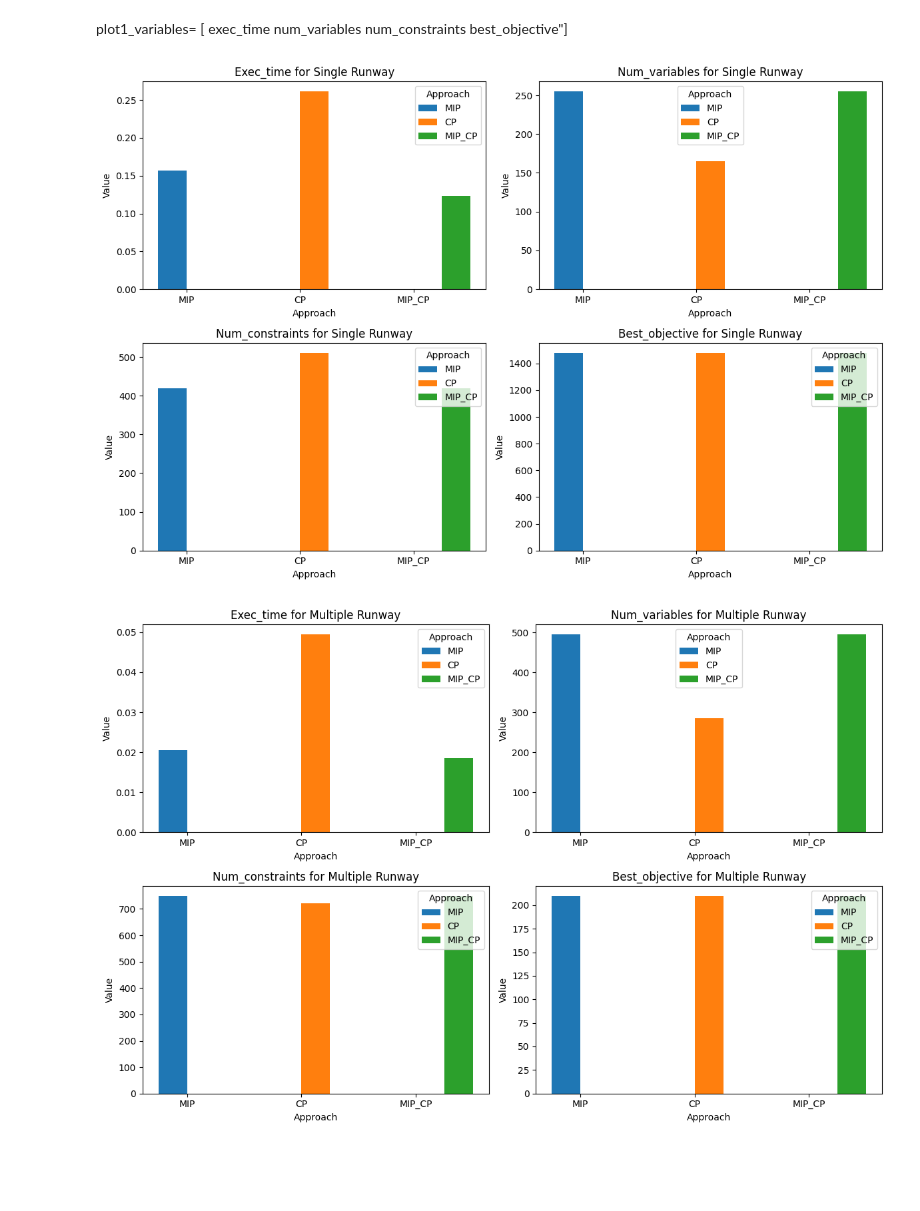
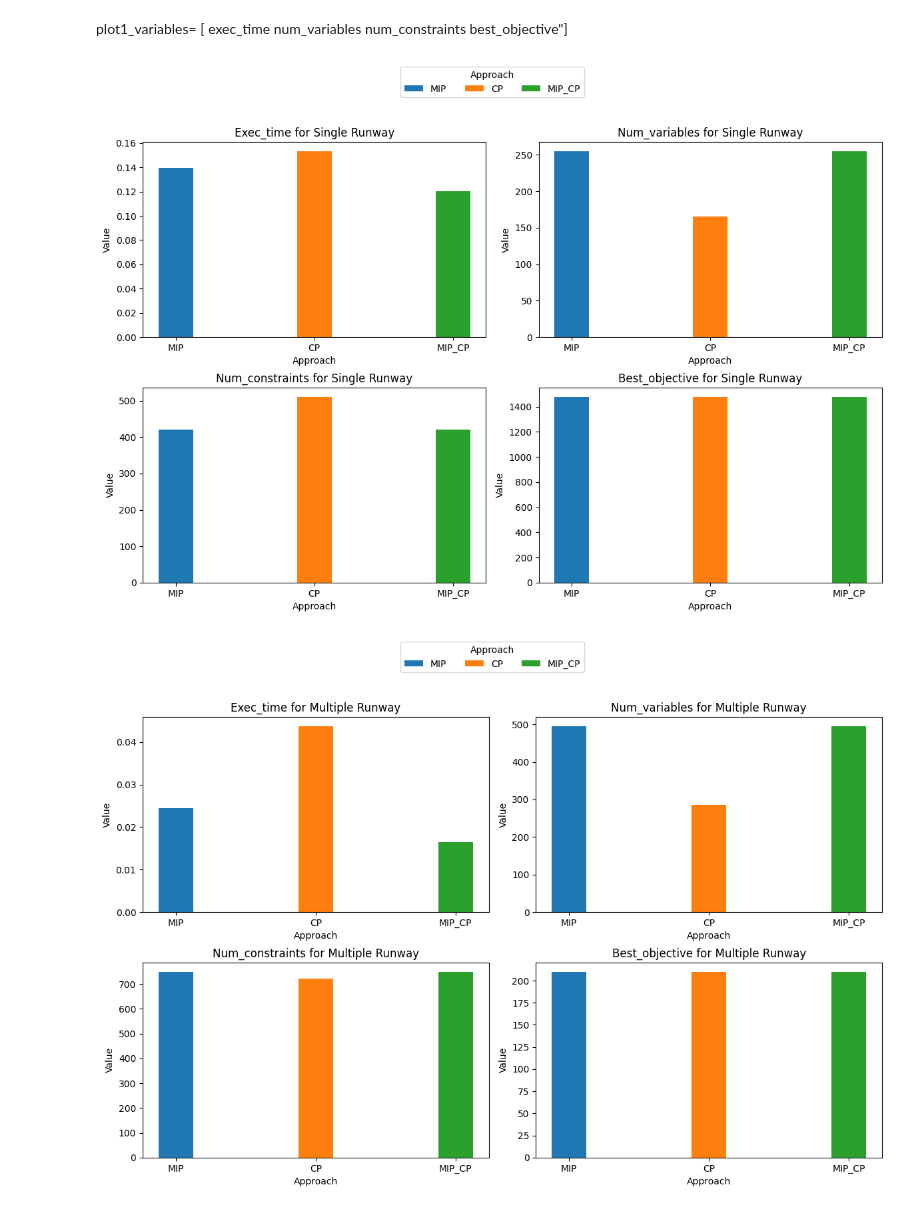
Before and after one commit to brunomfernandes45/aircraft-landings-scheduling, a Jupyter notebook: src/report.ipynb, the cells around one changed output. Cells and saved outputs as stored; diff of their text form; code cells hidden in the pictures; blank space fills up the shorter version.

```diff
--- a/src/report.ipynb
+++ b/src/report.ipynb
@@ -261,7 +261,7 @@ for file_num in tqdm(file_numbers, desc="Processing Files"):
                         "branching_strategy": DEFAULT_BRANCHING_STRATEGY,
                         "variable_strategy": DEFAULT_VARIABLE_STRATEGY,
                         "value_strategy": DEFAULT_VALUE_STRATEGY,
-                        "hint": False,
+                        "hint": hint,
                         "runs_successful": count_success,
                         "runs_failed": num_runs - count_success,
                     }
@@ -287,7 +287,7 @@ for file_num in tqdm(file_numbers, desc="Processing Files"):
                         "branching_strategy": DEFAULT_BRANCHING_STRATEGY,
                         "variable_strategy": DEFAULT_VARIABLE_STRATEGY,
                         "value_strategy": DEFAULT_VALUE_STRATEGY,
-                        "hint": False,
+                        "hint": hint,
                         "runs_successful": 0,
                         "runs_failed": num_runs,
                         "errors": "All runs failed.",
@@ -1181,6 +1181,14 @@ import numpy as np
 plot1_variables = ['exec_time', 'num_variables', 'num_constraints', 'best_objective']
 runway_types = ['single', 'multiple']
 width = 0.25  # Largura das barras
+
+filtered_results = merged_results[
+    (merged_results['file_name'] == "data/airland2.txt") &
+    (merged_results['branching_strategy'] == "DEFAULT") &
+    (merged_results['variable_strategy'] == "DEFAULT") &
+    (merged_results['value_strategy'] == "DEFAULT") &
+    (merged_results['hint'] == False)
+]
 
 # Criar uma grelha para 4 gráficos (um para cada métrica)
 for runway_type in runway_types:
@@ -1189,35 +1197,47 @@ for runway_type in runway_types:
     data_averaged = averaged_metrics[averaged_metrics['runway_type'] == runway_type]
 
     # Combinar os datasets (merged_results filtrado + averaged_metrics)
     combined_data = pd.concat([data_filtered, data_averaged], ignore_index=True)
 
     # Obter os approaches únicos
     approaches = combined_data['approach'].unique()
     num_approaches = len(approaches)
 
     fig, axes = plt.subplots(2, 2, figsize=(12, 8))  # 2x2 grelha de gráficos
     axes = axes.flatten()  # Transformar a matriz em uma lista para fácil iteração
 
+    # Armazenar handles e labels para criar uma legenda global
+    handles = []
+    labels = []
+
     for i, variable in enumerate(plot1_variables):
         ax = axes[i]
         x = np.arange(num_approaches)  # Posições no eixo X para cada abordagem
 
         # Adicionar barras para cada abordagem
         for j, approach in enumerate(approaches):
             approach_data = combined_data[combined_data['approach'] == approach][variable].mean()
-            ax.bar(x[j] + j * width, approach_data, width, label=approach)
+            bar = ax.bar(x[j], approach_data, width, label=approach)  # Ajuste aqui: x[j]
+
+            # Obter handle e label apenas uma vez
+            if i == 0:
+                handles.append(bar[0])
+                labels.append(approach)
 
         # Configurações do gráfico
         ax.set_title(f"{variable.capitalize()} for {runway_type.capitalize()} Runway")
-        ax.set_xticks(x + width / 2)
+        ax.set_xticks(x)  # Ajuste aqui: x
         ax.set_xticklabels(approaches)
         ax.set_ylabel("Value")
         ax.set_xlabel("Approach")
-        ax.legend(title="Approach")
+
+    # Adicionar uma legenda global
+    fig.legend(handles, labels, loc='upper center', ncol=len(approaches), bbox_to_anchor=(0.5, 1.05), title="Approach")
 
     # Ajustar layout e exibir
     plt.tight_layout()
+    plt.subplots_adjust(top=0.9)  # Ajustar espaço para a legenda global
     plt.show()
 # %% [output]
-[figure, old version]
+[figure, new version]
-[figure, old version]
+[figure, new version]
```
Also changed, not shown: parts of 13 cells of this notebook.
